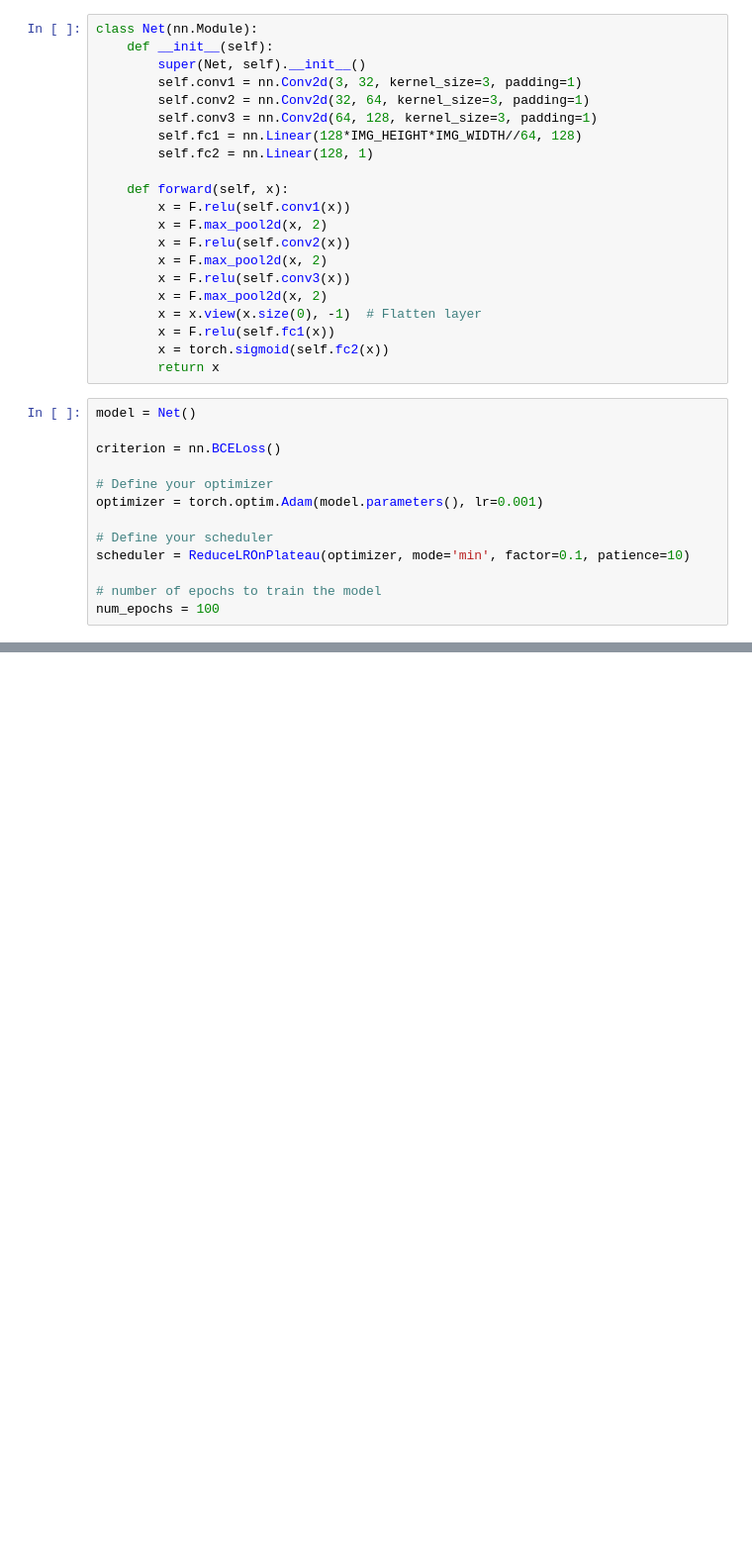
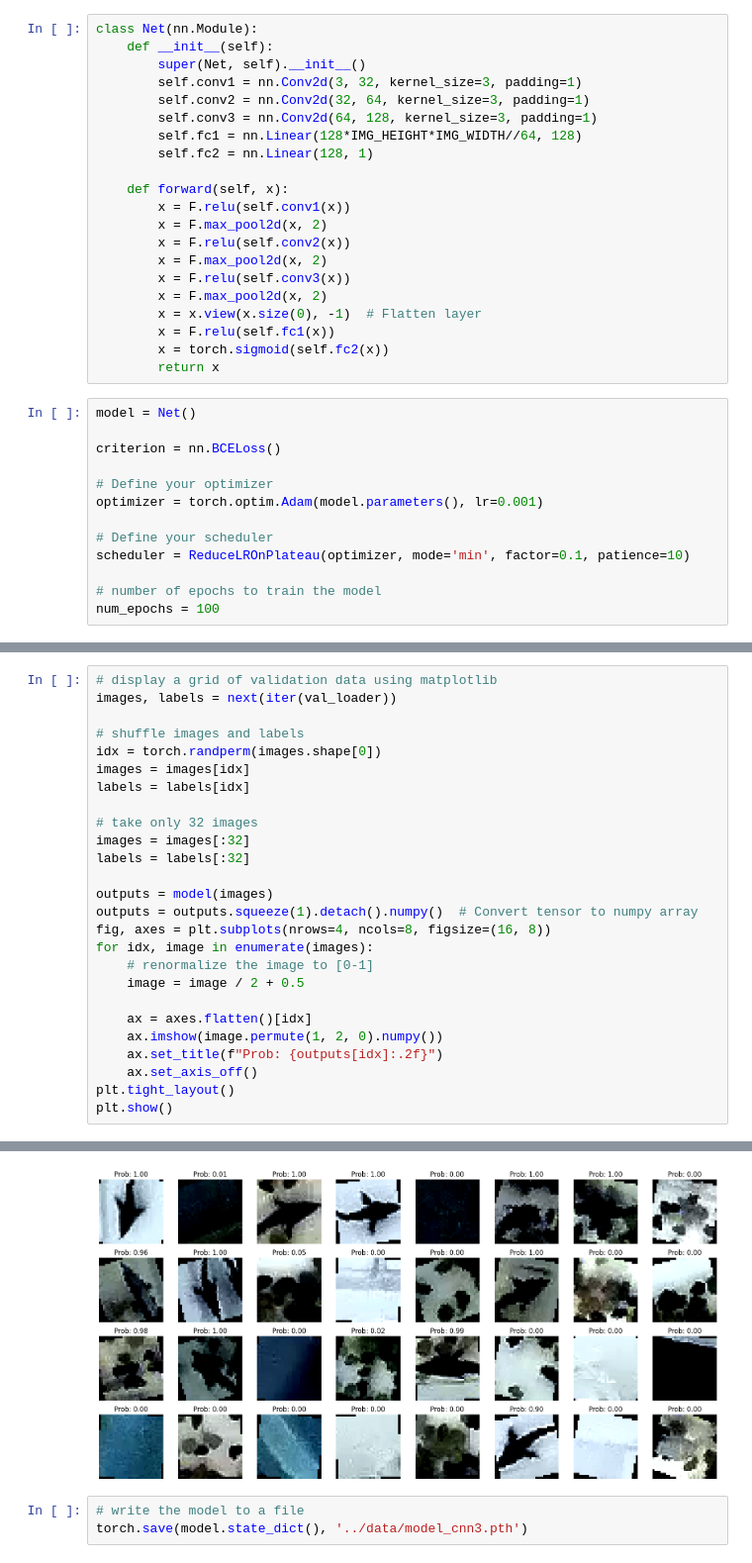
Before and after one commit to ljubobratovicrelja/aegear, a Jupyter notebook: notebooks/training.ipynb, the cells around one changed output, grey strips where cells are left out. Shown at 99% size. Saved outputs shown, nothing was run; the diff lists cells and outputs as text; blank space fills up the shorter version.

```diff
--- a/notebooks/training.ipynb
+++ b/notebooks/training.ipynb
@@ -130,0 +131,27 @@ plt.show()
+# %%
+# display a grid of validation data using matplotlib
+images, labels = next(iter(val_loader))
+
+# shuffle images and labels
+idx = torch.randperm(images.shape[0])
+images = images[idx]
+labels = labels[idx]
+
+# take only 32 images
+images = images[:32]
+labels = labels[:32]
+
+outputs = model(images)
+outputs = outputs.squeeze(1).detach().numpy()  # Convert tensor to numpy array
+fig, axes = plt.subplots(nrows=4, ncols=8, figsize=(16, 8))
+for idx, image in enumerate(images):
+    # renormalize the image to [0-1]
+    image = image / 2 + 0.5
+
+    ax = axes.flatten()[idx]
+    ax.imshow(image.permute(1, 2, 0).numpy())
+    ax.set_title(f"Prob: {outputs[idx]:.2f}")
+    ax.set_axis_off()
+plt.tight_layout()
+plt.show()
+# %% [output]
@@ -130,0 +175,4 @@ plt.show()
+[figure, added]
+# %%
+# write the model to a file
+torch.save(model.state_dict(), '../data/model_cnn3.pth')
```
Also changed, not shown: parts of 3 cells of this notebook, 1 other file.
